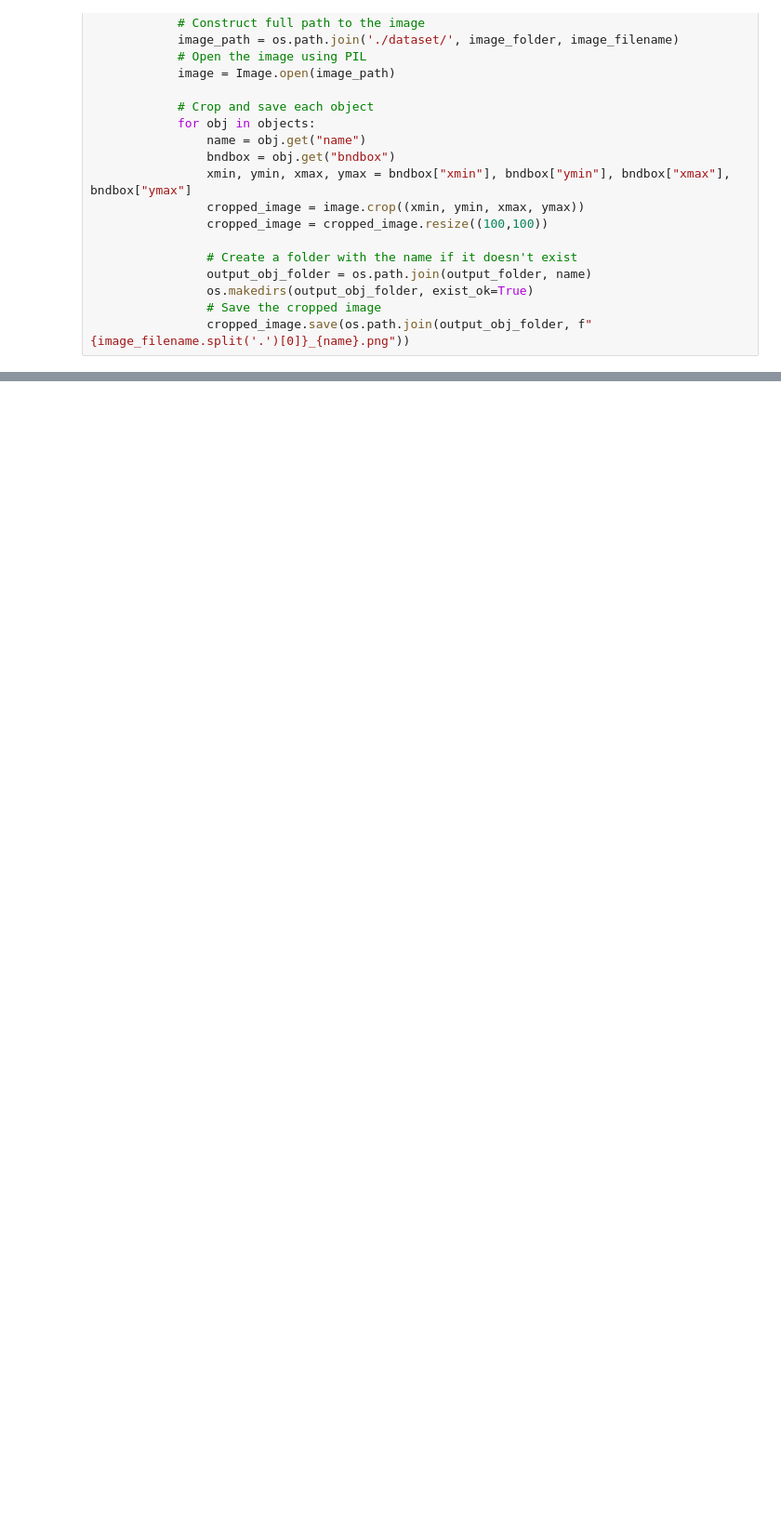
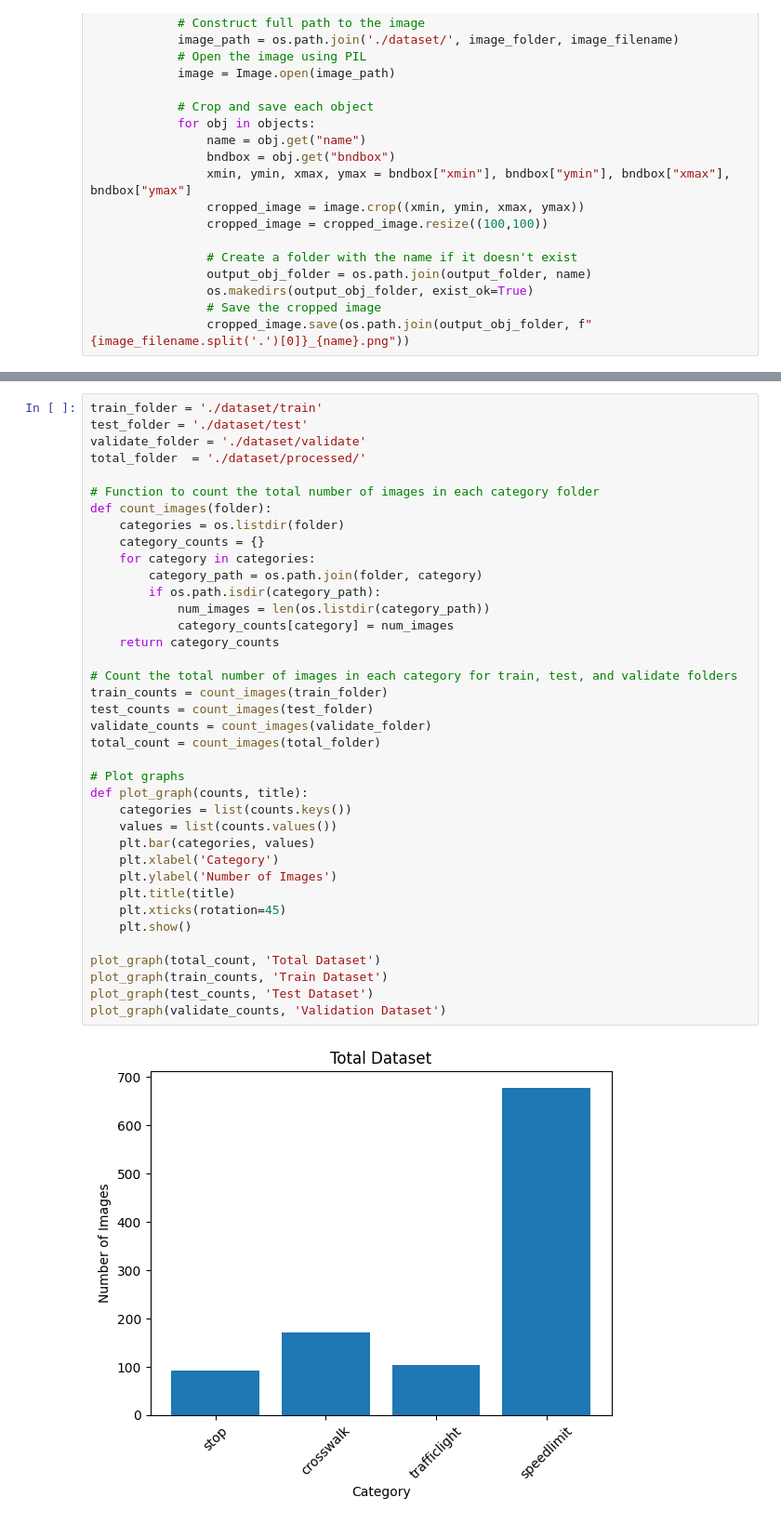
Before and after one commit to njames3134/DL-reweighting, a Jupyter notebook: Last_checkpoint/preprocessing.ipynb, the cells around one changed output, grey strips where cells are left out. Shown: that part at 93% size. Cells and saved outputs as stored; diff of their text form; blank space fills up the shorter version.

Commit message:
added support for test, train, validate dataset creation

```diff
--- a/Last_checkpoint/preprocessing.ipynb
+++ b/Last_checkpoint/preprocessing.ipynb
@@ -60,0 +121,40 @@ for filename in os.listdir(folder_path):
+# %%
+train_folder = './dataset/train'
+test_folder = './dataset/test'
+validate_folder = './dataset/validate'
+total_folder  = './dataset/processed/'
+
+# Function to count the total number of images in each category folder
+def count_images(folder):
+    categories = os.listdir(folder)
+    category_counts = {}
+    for category in categories:
+        category_path = os.path.join(folder, category)
+        if os.path.isdir(category_path):
+            num_images = len(os.listdir(category_path))
+            category_counts[category] = num_images
+    return category_counts
+
+# Count the total number of images in each category for train, test, and validate folders
+train_counts = count_images(train_folder)
+test_counts = count_images(test_folder)
+validate_counts = count_images(validate_folder)
+total_count = count_images(total_folder)
+
+# Plot graphs
+def plot_graph(counts, title):
+    categories = list(counts.keys())
+    values = list(counts.values())
+    plt.bar(categories, values)
+    plt.xlabel('Category')
+    plt.ylabel('Number of Images')
+    plt.title(title)
+    plt.xticks(rotation=45)
+    plt.show()
+
+plot_graph(total_count, 'Total Dataset')
+plot_graph(train_counts, 'Train Dataset')
+plot_graph(test_counts, 'Test Dataset')
+plot_graph(validate_counts, 'Validation Dataset')
+# %% [output]
+[figure, added]
```
Also changed, not shown: parts of 5 cells of this notebook.
